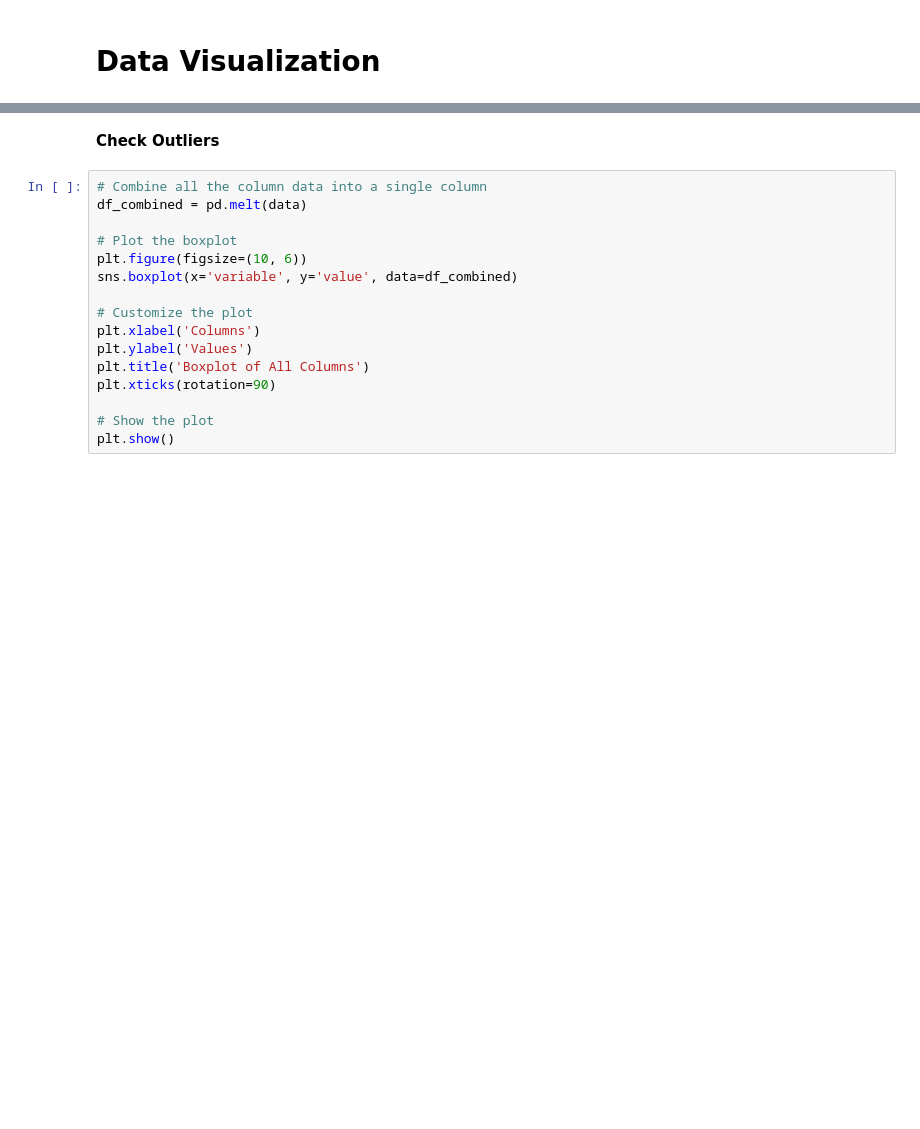
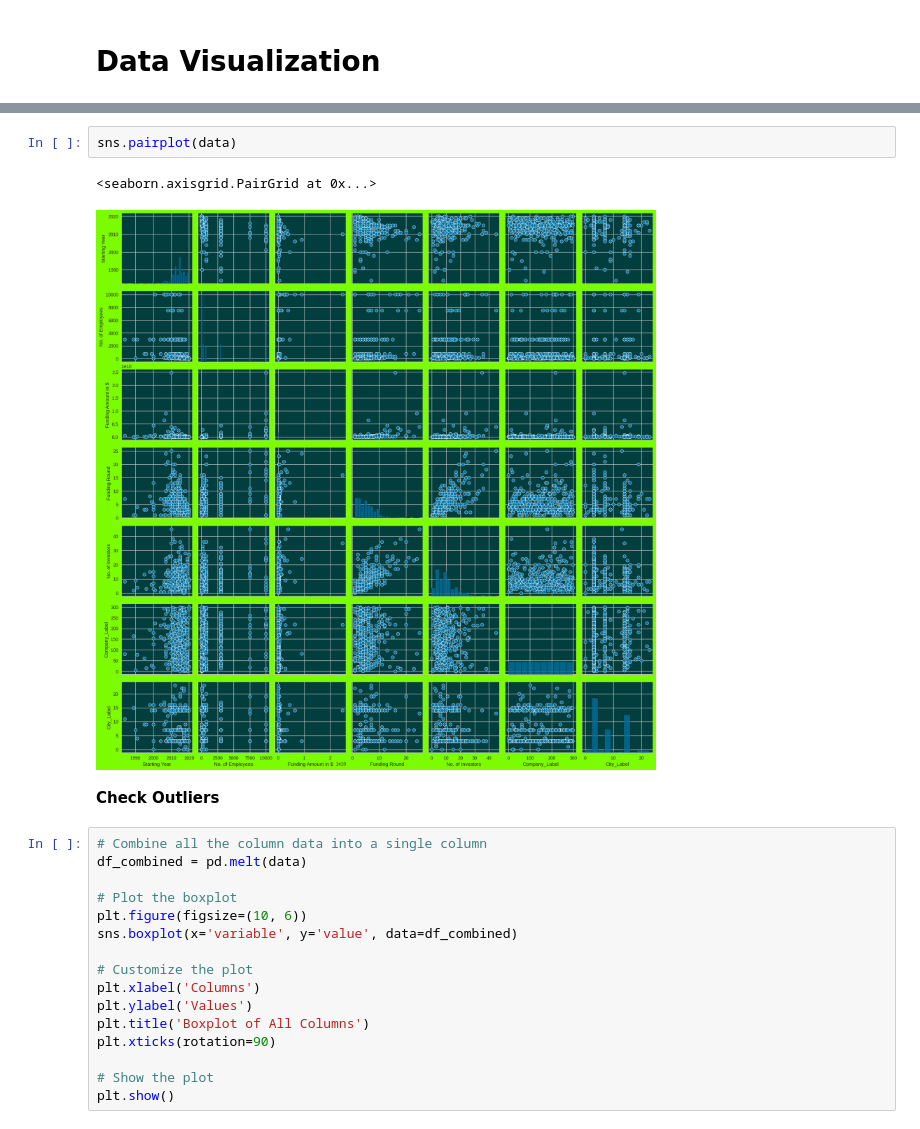
Before and after one commit to salllwaaa/Conect-_x, a Jupyter notebook: Startups1.ipynb, the cells around one changed output, grey strips where cells are left out. Saved outputs shown, nothing was run; the diff lists cells and outputs as text; blank space fills up the shorter version.

```diff
--- a/Startups1.ipynb
+++ b/Startups1.ipynb
@@ -281,3 +303,8 @@ data.head()
+# %%
+sns.pairplot(data)
+# %% [output]
+<seaborn.axisgrid.PairGrid at 0x...>
+[figure, added]
 # %% [markdown]
 **Check Outliers**
 # %%
```
Also changed, not shown: parts of 30 cells of this notebook.
